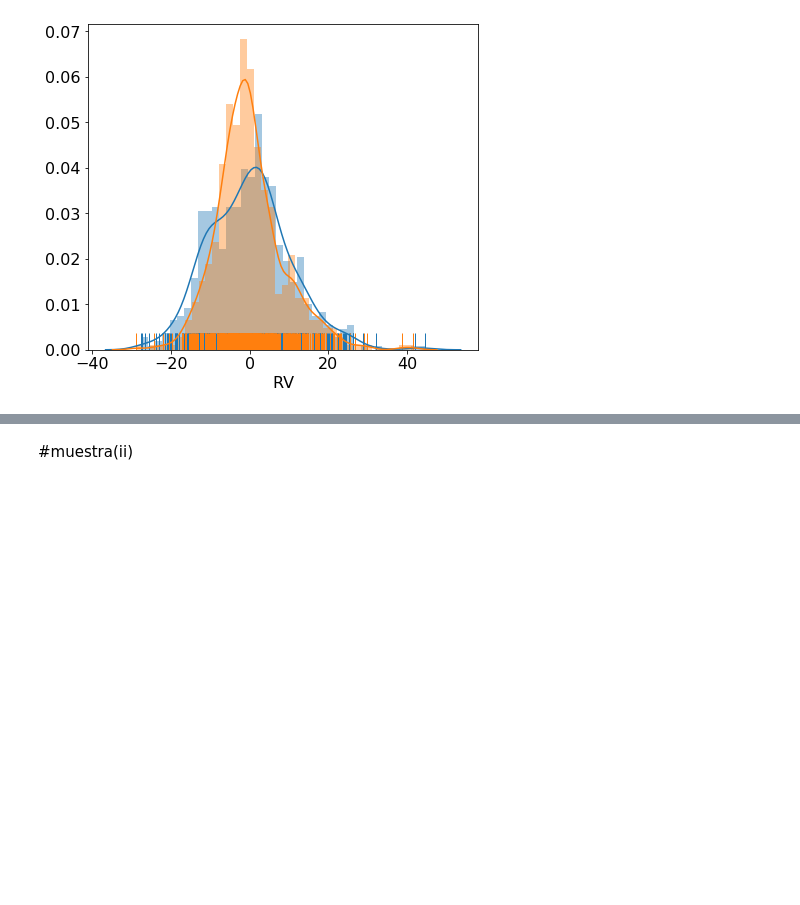
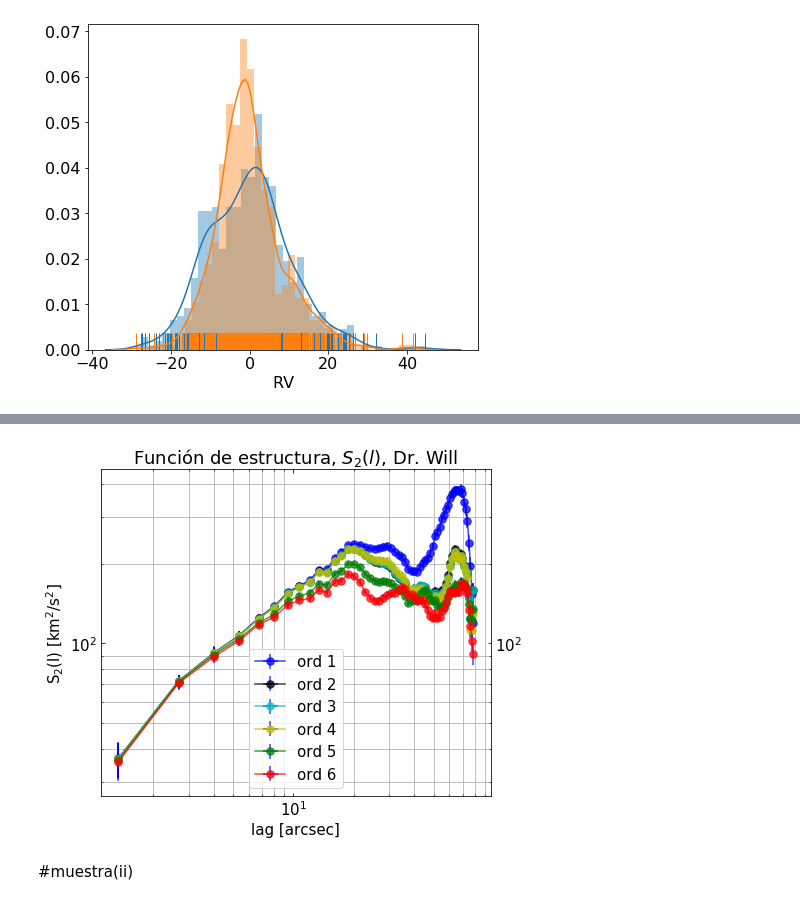
Before and after one commit to will-henney/JavGVastro-PhD, a Jupyter notebook: X.ipynb, the cells around one changed output, grey strips where cells are left out. Cells and saved outputs as stored; diff of their text form; code cells hidden in the pictures; blank space fills up the shorter version.

```diff
--- a/X.ipynb
+++ b/X.ipynb
@@ -259,3 +264,28 @@ for i in range(n):
+# %%
+fig, ax=plt.subplots(figsize=(7,6))
+ax.errorbar(XY0['Lag'],XY0['Nmqvd'],xerr=XY0.ErrX, yerr=XY0.ErrY, fmt="o-",color='b', ecolor='b', alpha=0.75, markersize=7.5, label='ord 1')
+ax.errorbar(XY1['Lag'],XY1['Nmqvd'],xerr=XY1.ErrX, yerr=XY1.ErrY, fmt="o-",color='k', ecolor='b', alpha=0.75, markersize=7.5, label='ord 2')
+ax.errorbar(XY2['Lag'],XY2['Nmqvd'],xerr=XY2.ErrX, yerr=XY2.ErrY, fmt="o-",color='c', ecolor='b', alpha=0.75, markersize=7.5, label='ord 3')
+ax.errorbar(XY3['Lag'],XY3['Nmqvd'],xerr=XY3.ErrX, yerr=XY3.ErrY, fmt="o-",color='y', ecolor='b', alpha=0.75, markersize=7.5, label='ord 4')
+ax.errorbar(XY4['Lag'],XY4['Nmqvd'],xerr=XY4.ErrX, yerr=XY4.ErrY, fmt="o-",color='g', ecolor='b', alpha=0.75, markersize=7.5, label='ord 5')
+ax.errorbar(XY5['Lag'],XY5['Nmqvd'],xerr=XY5.ErrX, yerr=XY5.ErrY, fmt="o-",color='r', ecolor='b', alpha=0.75, markersize=7.5, label='ord 6')
+
+
+ax.set(xscale='log',yscale='log')
+#sgrid = np.logspace(.05, 1.25)
+#ax.plot(sgrid, 0.5*sgrid**(2/3), color="k", lw=0.8, label='2/3')
+#ax.axhline(y=2, color='k', linestyle$
+ax.set(xlabel='lag [arcsec]', ylabel='S$_{2}$(l) [km$^{2}$/s$^{2}$]')
+plt.title('Función de estructura, $S_{2}(l)$, Dr. Will')
+plt.tick_params(which='both', labelright=True, direction='in', right=True,  top=True)
+plt.legend(loc='lower center')
+plt.grid(which='minor')
+
+
+plt.rcParams["font.family"]="Times New Roman"
+plt.rcParams["font.size"]="15"
+# %% [output]
+[figure, added]
 # %% [markdown]
 #muestra(ii)
 # %%
```
Also changed, not shown: parts of 2 cells of this notebook.
